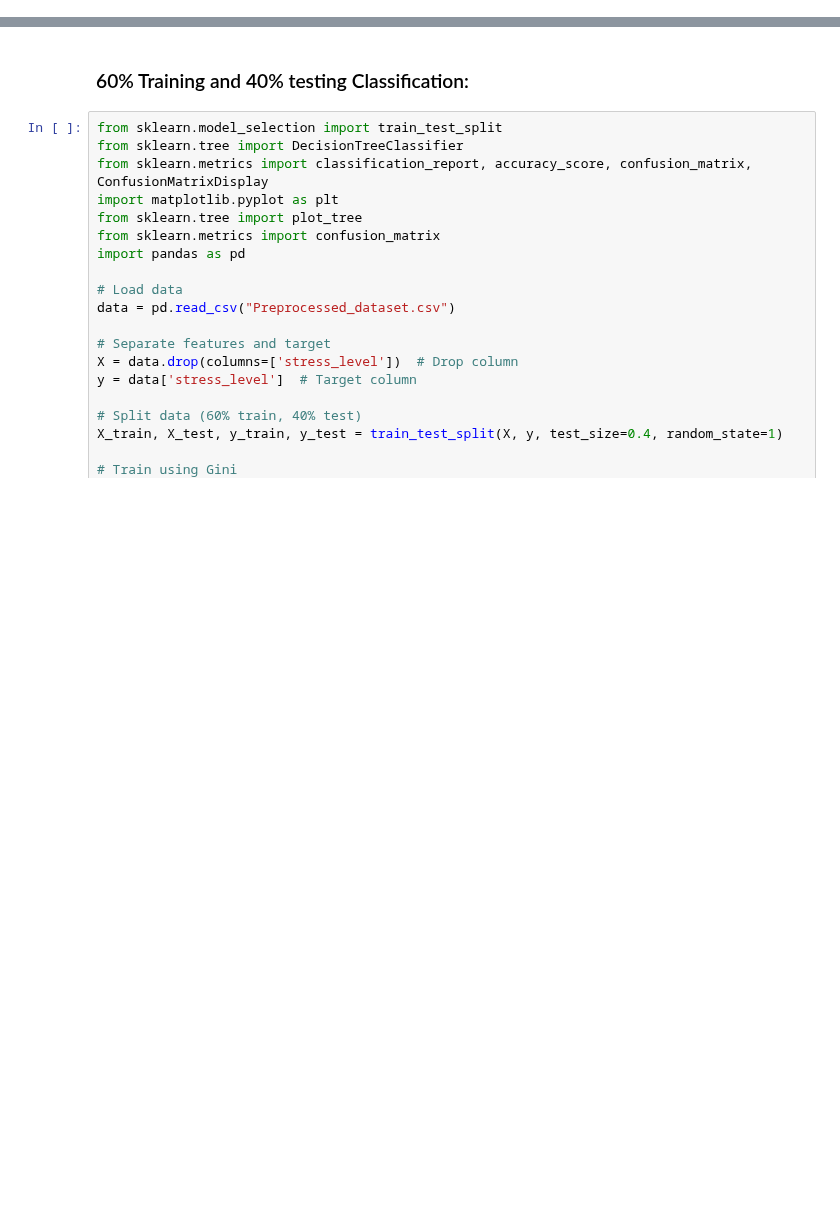
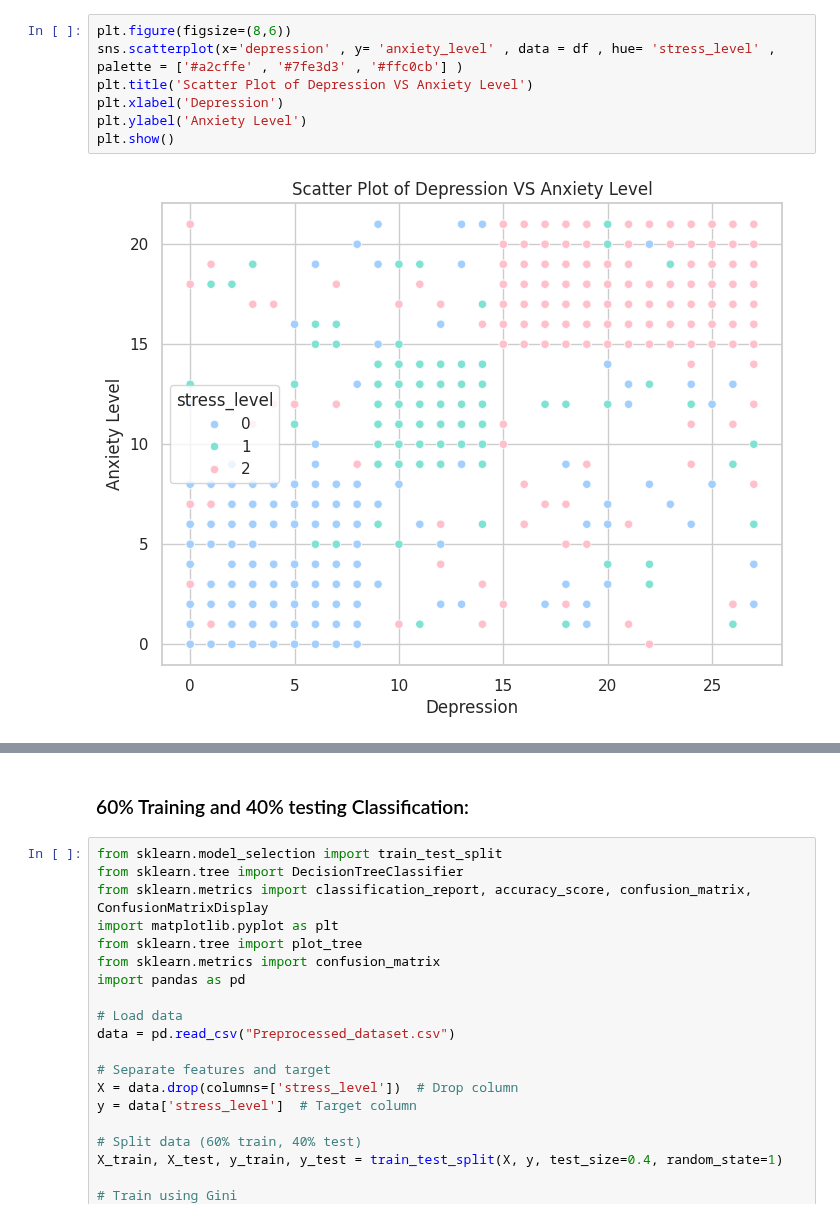
Before and after one commit to LanaAlhussaini/G12.DM, a Jupyter notebook: Phase3.ipynb, the cells around one changed output, grey strips where cells are left out. Cells and saved outputs as stored; diff of their text form; blank space fills up the shorter version.

```diff
--- a/Phase3.ipynb
+++ b/Phase3.ipynb
@@ -2,0 +325,9 @@
+# %%
+plt.figure(figsize=(8,6))
+sns.scatterplot(x='depression' , y= 'anxiety_level' , data = df , hue= 'stress_level' , palette = ['#a2cffe' , '#7fe3d3' , '#ffc0cb'] )
+plt.title('Scatter Plot of Depression VS Anxiety Level')
+plt.xlabel('Depression')
+plt.ylabel('Anxiety Level')
+plt.show()
+# %% [output]
+[figure, added]
```
Also changed, not shown: parts of 59 cells of this notebook.
